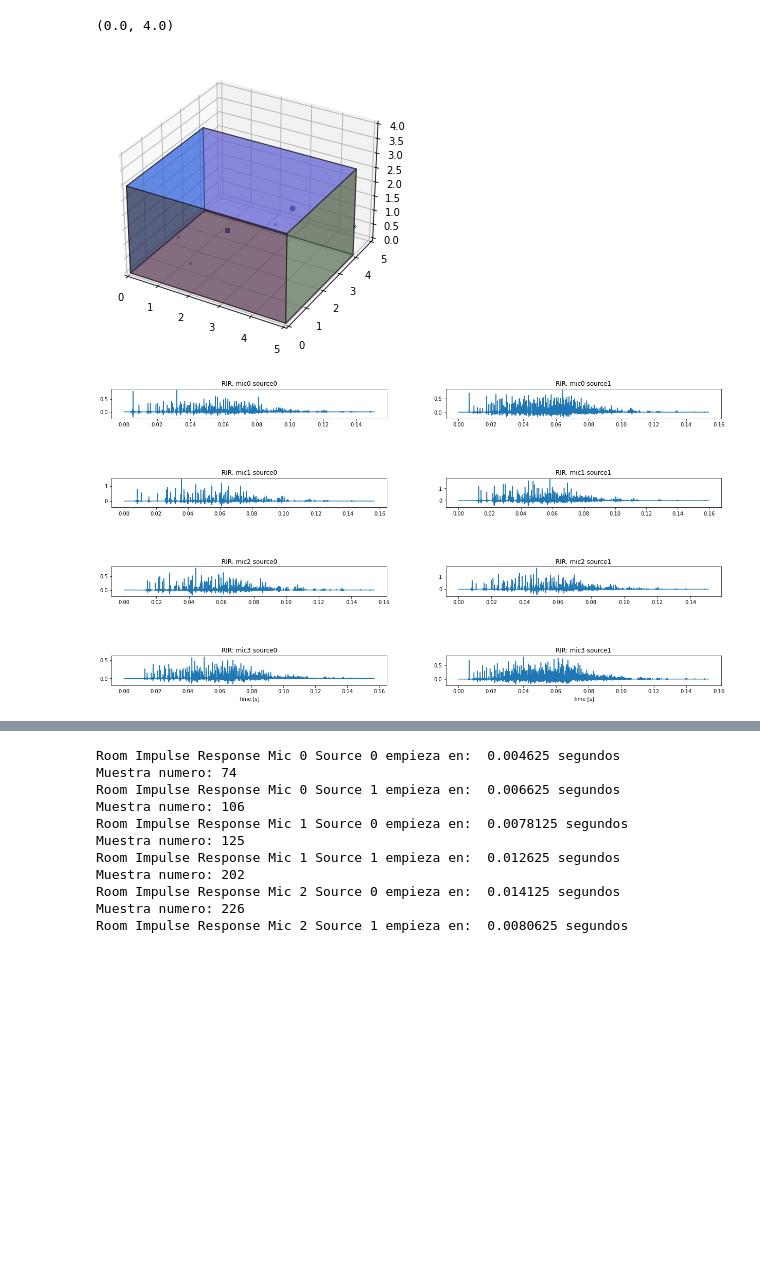
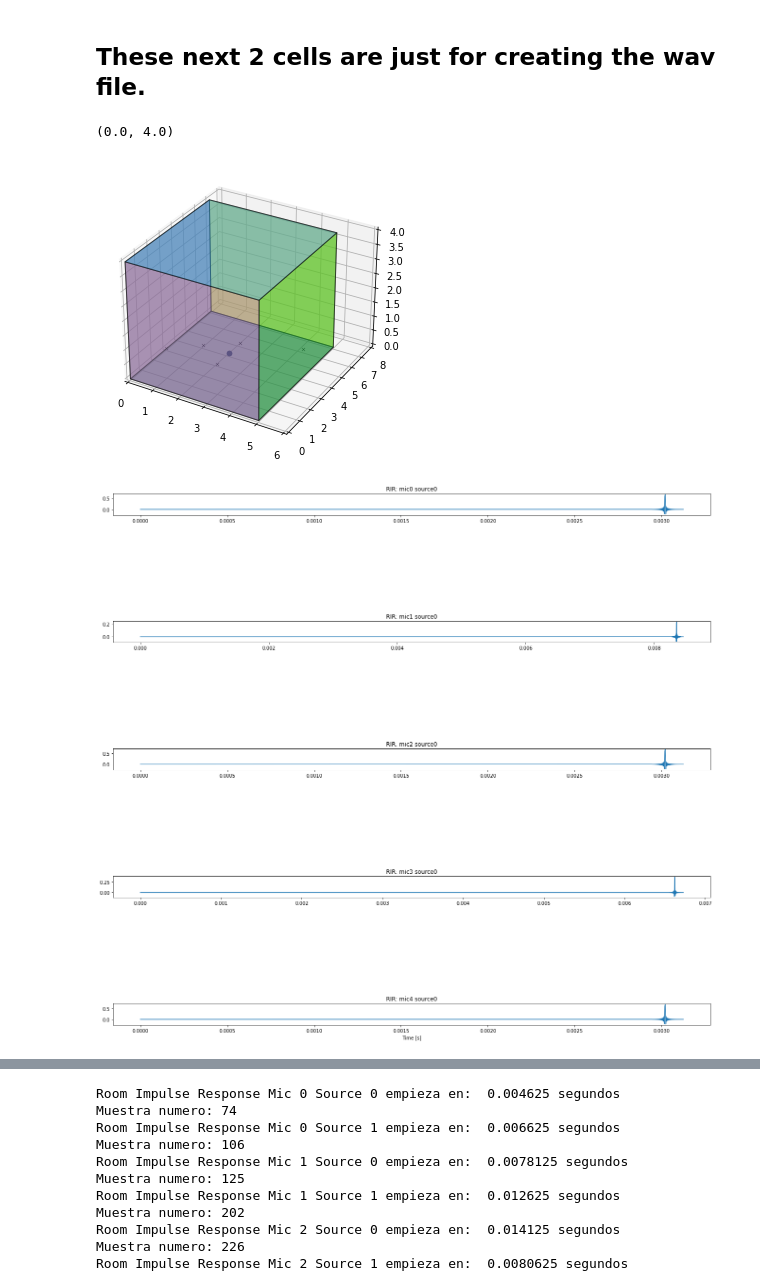
Before and after one commit to MrMidc/Project_Course, a Jupyter notebook: Calibrati_v2.ipynb, the cells around one changed output, grey strips where cells are left out. Cells and saved outputs as stored; diff of their text form; code cells hidden in the pictures; blank space fills up the shorter version.

```diff
--- a/Calibrati_v2.ipynb
+++ b/Calibrati_v2.ipynb
@@ -20,6 +21,8 @@ t = np.linspace(0,T,T*fs)
 sweep = np.sin((w1*T/np.log(w2/w1))*(np.exp((t/T)*np.log(w2/w1)) - 1))
 audio = sweep * (2**15 - 1) / np.max(np.abs(sweep))
 audio = audio.astype(np.int16)
+# %% [markdown]
+## These next 2 cells are just for creating the wav file.
 # %%
 #fs, audio = wavfile.read("examples_input_samples_cmu_arctic_us_axb_a0006.wav")
 # %%
@@ -29,42 +32,41 @@ wavfile.write('sweep3266641.wav', fs, audio)
 #playsound('sweep3266641.wav')
 # %%
 #### DESIGNING THE ROOM ####
+fs = 96000*4;
+c = 343;
+pol = np.array([[0,0], [0,7], [5,7], [5,0]]).T
+room = pra.Room.from_corners(pol, fs = fs, max_order=0, absorption=1, ray_tracing = False, air_absorption = False)
+room.extrude(4)
+# Adding the source
+nSources = 1;
+Xsource = np.array([3])
+Ysource = np.array([2])
+Zsource = np.array([1])
 
-pol = np.array([[0,0], [0,4], [5,4], [5,0]]).T
-room = pra.Room.from_corners(pol, fs=16000, max_order=10, absorption=0.1)
-room.extrude(3)
-# Adding the source
-nSources = 2;
-Xsource = np.array([3,2])
-Ysource = np.array([4,2])
-Zsource = np.array([1,1])
-
-room.add_source(np.array([Xsource[0],Ysource[0],Zsource[0]]), signal= 'sweep3266641.wav')
-room.add_source(np.array([Xsource[1],Ysource[1],Zsource[1]]), signal= 'sweep3266641.wav')
+room.add_source(np.array([Xsource[0],Ysource[0],Zsource[0]]))
+#room.add_source(np.array([Xsource[1],Ysource[1],Zsource[1]]), signal= 'sweep3266641.wav')
 
 # Adding the microphone
-Xmics = [3,5,2,1]
-Ymics =[3,4,0,1]
-Zmics = [1,1,1,1]
+Xmics = [3,5,2,1,3]
+Ymics =[3,4,2,1,1]
+Zmics = [1,1,1,1,1]
 R = np.array([Xmics,Ymics,Zmics])
 room.add_microphone_array(pra.MicrophoneArray(R, room.fs))
 
 fig, ax = room.plot()
-ax.set_xlim([0,5])
-ax.set_ylim([0,5])
+ax.set_xlim([0,6])
+ax.set_ylim([0,8])
 ax.set_zlim([0,4])
 # %% [output]
 (0.0, 4.0)
-[figure, old version]
+[figure, new version]
 # %%
 #### COMPUTING RIR ####
 RIR = room.compute_rir()
 # Plot and apply the RIR on the audio file
 room.plot_rir()
 fig = plt.gcf()
-fig.set_size_inches(18.5, 10.5)
+fig.set_size_inches(20.5, 20.5)
 RIRR = plt.show()
-#room.simulate()
-#room.mic_array.to_wav('aaa.wav', norm=True, bitdepth=np.int16)
 # %% [output]
-[figure, old version]
+[figure, new version]
```
Also changed, not shown: parts of 13 cells of this notebook.
